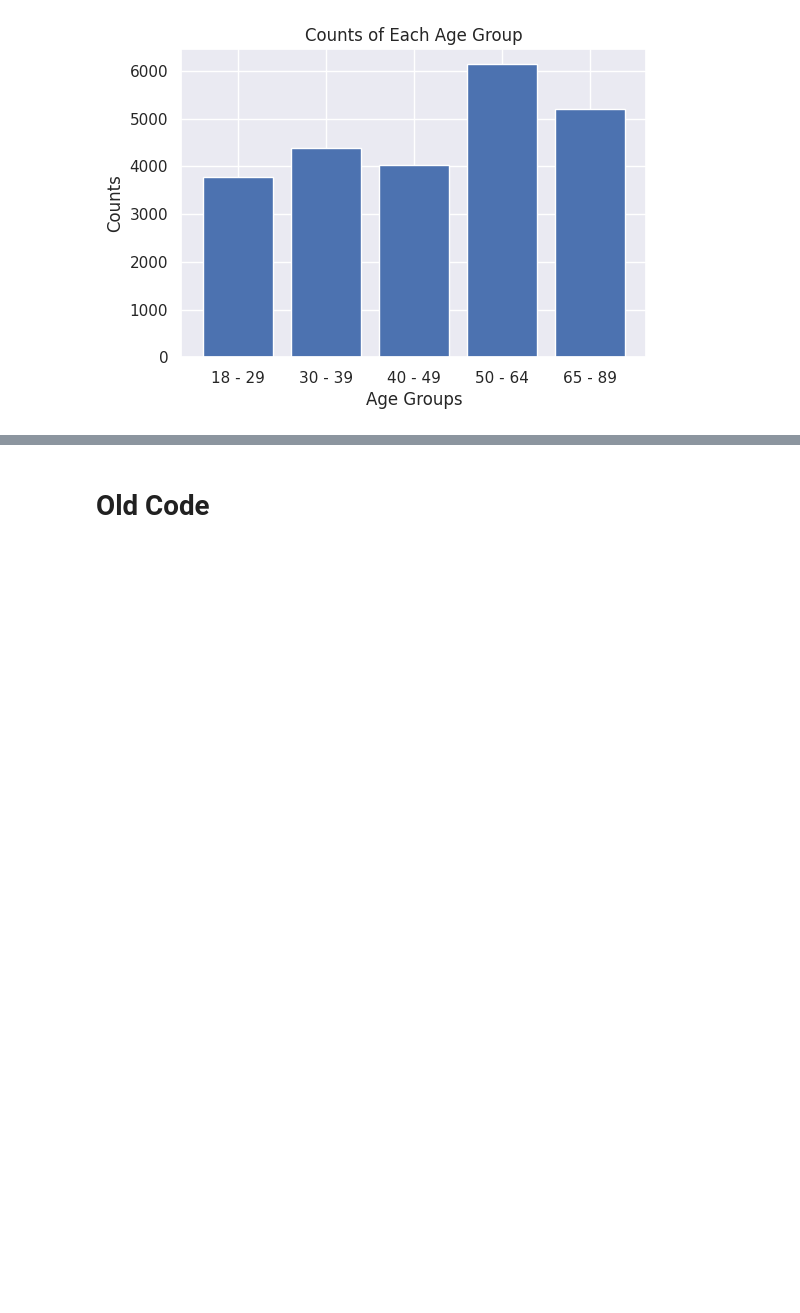
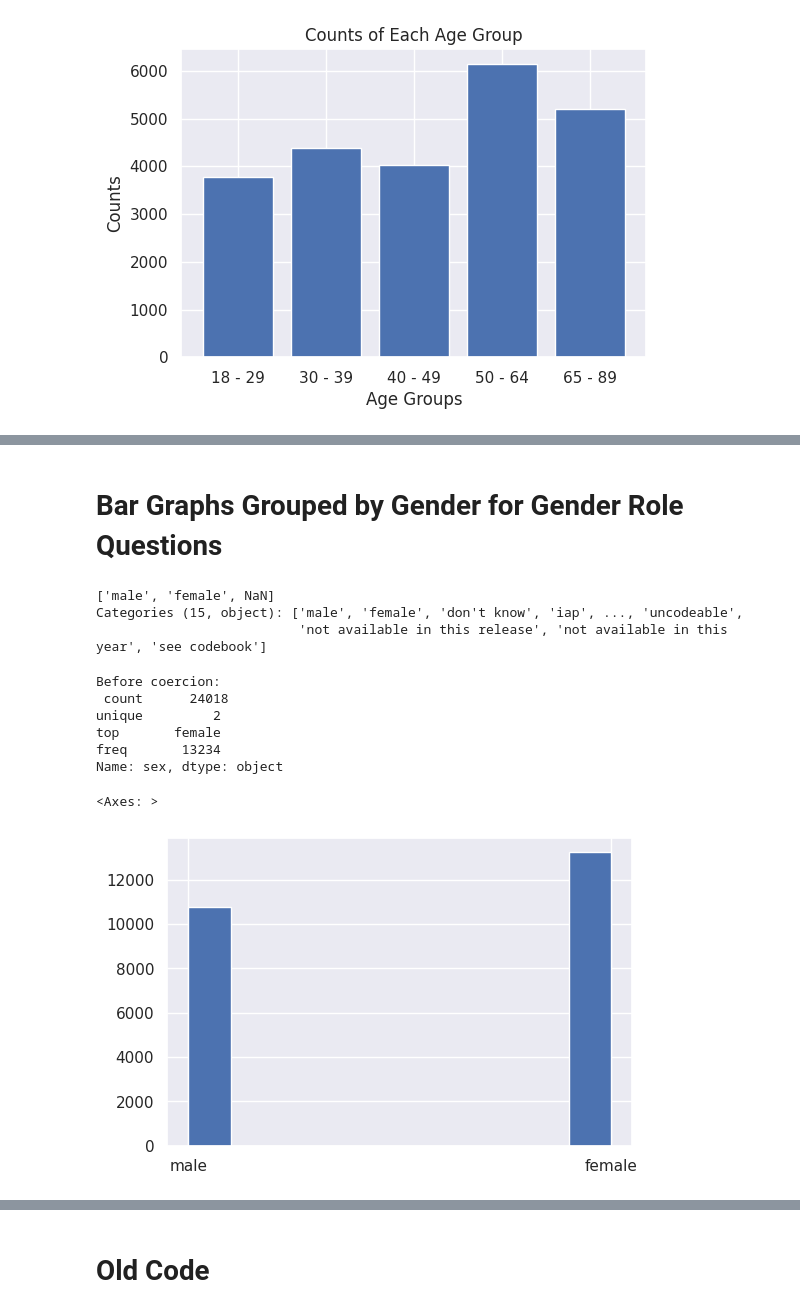
Before and after one commit to amolaka/Notable-Projects, a Jupyter notebook: ds_project.ipynb, the cells around one changed output, grey strips where cells are left out. Saved outputs shown, nothing was run; the diff lists cells and outputs as text; code cells hidden in the pictures; blank space fills up the shorter version.

```diff
--- a/ds_project.ipynb
+++ b/ds_project.ipynb
@@ -449,3 +449,25 @@ plt.title('Counts of Each Age Group')
 plt.show()
 # %% [output]
 [figure]
+# %%
+def normalize_each_age(df, ages):
+    # copy the dataframe
+    df_norm = df.copy()
+    ages = df_norm['age'].astype(int)
+    df_norm['age'] = ages
+    count = df_norm['count'].astype(float)
+    df_norm['count'] = count
+
+    age_bins = [18, 30, 40, 50, 65, 90]
+
+    # Create a new column in the dataframe to store the age range labels
+    df_norm['age_range'] = pd.cut(df_norm['age'], bins=age_bins, labels=age_ranges, right=False)
+
+    # Group by age range and sum the counts
+    age_range_counts = df_norm.groupby('age_range', group_keys = False)['count'].sum().reset_index()
+
+    # Normalize counts within each age range
+    age_range_counts['count'] = age_range_counts.groupby('age_range', group_keys = False)['count'].apply(lambda x: (x / x.sum()) * 100)
+
+    df_norm.drop(columns=['age'], inplace=True)
+    return df_norm
@@ -451,0 +522,20 @@ plt.show()
+# %% [markdown]
+# Bar Graphs Grouped by Gender for Gender Role Questions
+# %%
+print(df_grouped_bar_graph['sex'].unique())
+# %% [output]
+['male', 'female', NaN]
+Categories (15, object): ['male', 'female', 'don't know', 'iap', ..., 'uncodeable',
+                          'not available in this release', 'not available in this year', 'see codebook']
+# %%
+print('Before coercion: \n', df_grouped_bar_graph['sex'].describe(),'\n') # already viewed as category, but there are missings
+df_grouped_bar_graph['sex'].hist()
+# %% [output]
+Before coercion:
+ count      24018
+unique         2
+top       female
+freq       13234
+Name: sex, dtype: object
+<Axes: >
+[figure, added]
```
Also changed, not shown: parts of 5 cells of this notebook.
